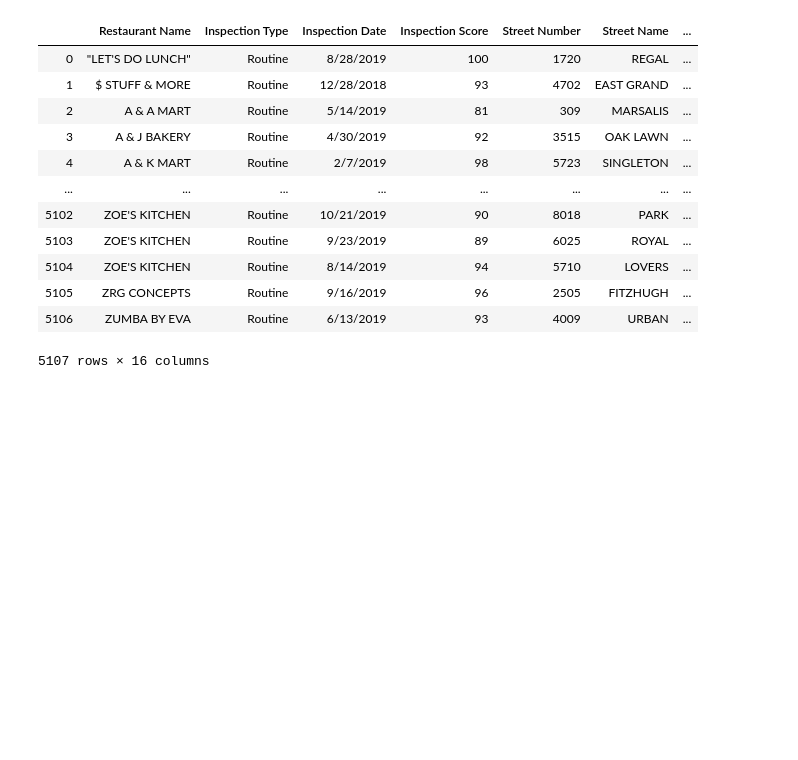
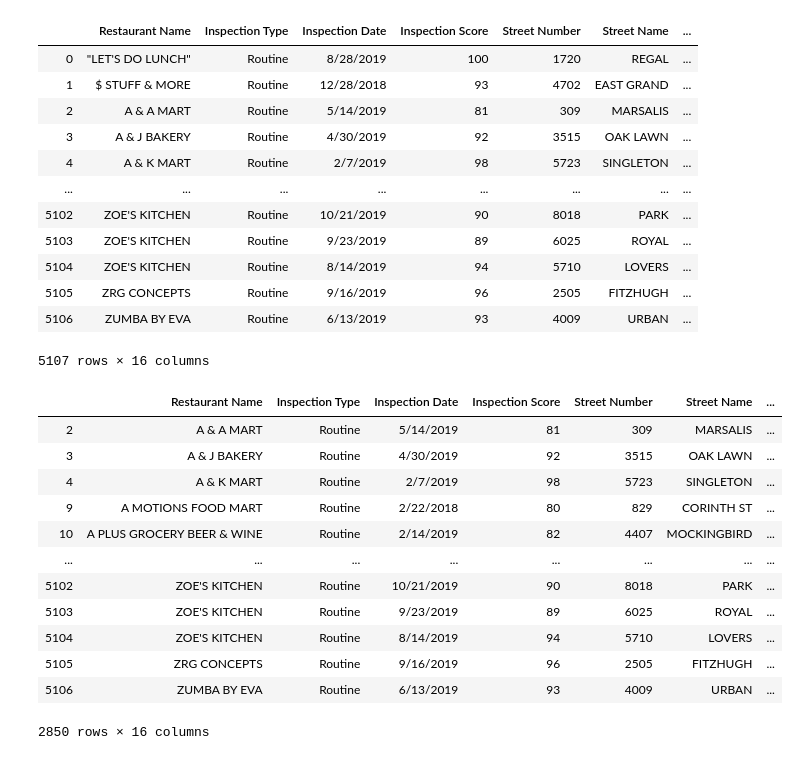
Before and after one commit to kirpatrick/dallas-restaurant-analysis, a Jupyter notebook: Google-Copy1.ipynb, the cells around one changed output. Saved outputs shown, nothing was run; the diff lists cells and outputs as text; code cells hidden in the pictures; blank space fills up the shorter version.

```diff
--- a/Google-Copy1.ipynb
+++ b/Google-Copy1.ipynb
@@ -242,3 +242,20 @@ g_lookup_pd_filter
 # %%
 # Save as CSV
 g_lookup_pd_filter.to_csv("Google Lat Long Results_All.csv")
+# %%
+g_lookup_pd_type = g_lookup_pd_filter[g_lookup_pd_filter['Type'].isin(['Restaurant', 'Bar','Cafe']) ]
+g_lookup_pd_type
+# %% [output]
+|  | Restaurant Name | Inspection Type | Inspection Date | Inspection Score | Street Number | Street Name | ... |
+| 2 | A & A MART | Routine | 5/14/2019 | 81 | 309 | MARSALIS | ... |
+| 3 | A & J BAKERY | Routine | 4/30/2019 | 92 | 3515 | OAK LAWN | ... |
+| 4 | A & K MART | Routine | 2/7/2019 | 98 | 5723 | SINGLETON | ... |
+| 9 | A MOTIONS FOOD MART | Routine | 2/22/2018 | 80 | 829 | CORINTH ST | ... |
+| 10 | A PLUS GROCERY BEER & WINE | Routine | 2/14/2019 | 82 | 4407 | MOCKINGBIRD | ... |
+| ... | ... | ... | ... | ... | ... | ... | ... |
+| 5102 | ZOE'S KITCHEN | Routine | 10/21/2019 | 90 | 8018 | PARK | ... |
+| 5103 | ZOE'S KITCHEN | Routine | 9/23/2019 | 89 | 6025 | ROYAL | ... |
+| 5104 | ZOE'S KITCHEN | Routine | 8/14/2019 | 94 | 5710 | LOVERS | ... |
+| 5105 | ZRG CONCEPTS | Routine | 9/16/2019 | 96 | 2505 | FITZHUGH | ... |
+| 5106 | ZUMBA BY EVA | Routine | 6/13/2019 | 93 | 4009 | URBAN | ... |
+2850 rows × 16 columns
```
Also changed, not shown: parts of 1 cell of this notebook.
